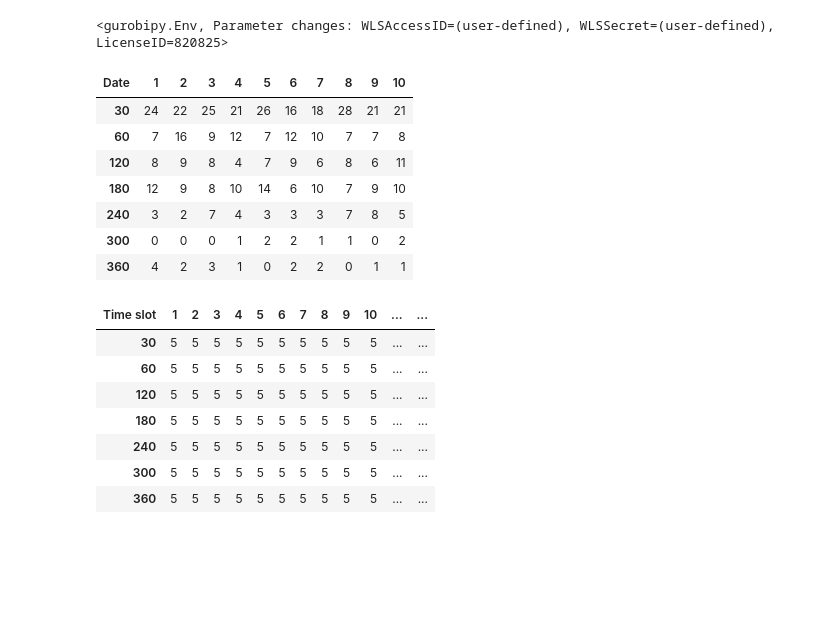
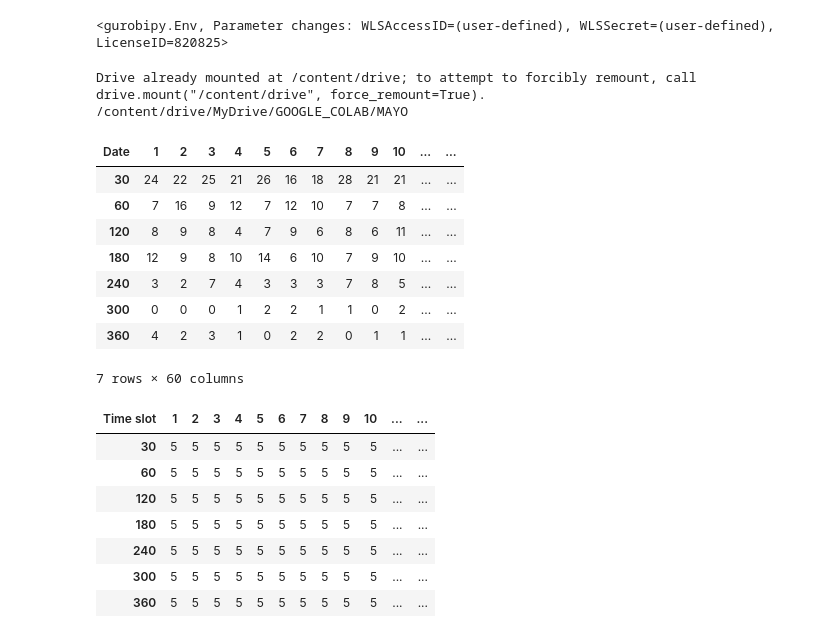
Before and after one commit to IshtiSikder/two_stage_template, a Jupyter notebook: Two_stage_Stochastic_model.ipynb, the cells around one changed output. Drawn from its saved outputs; the diff is of its cells as text; code cells hidden in the pictures; blank space fills up the shorter version.

```diff
--- a/Two_stage_Stochastic_model.ipynb
+++ b/Two_stage_Stochastic_model.ipynb
@@ -67,37 +60,56 @@ directory_others = '/content/data.xlsx'
+# %%
+from google.colab import drive
+drive.mount('/content/drive')
+
+%cd '/content/drive/MyDrive/GOOGLE_COLAB/MAYO'
+# %% [output]
+Drive already mounted at /content/drive; to attempt to forcibly remount, call drive.mount("/content/drive", force_remount=True).
+/content/drive/MyDrive/GOOGLE_COLAB/MAYO
 # %%
 #checked
 
 #PARAMETRES
 
 #P(i,n): Number of patients of type i ∈ I in scenario n ∈ N
-P = pd.read_excel(directory_patient, sheet_name = "3 month")
+P = pd.read_excel("data.xlsx", sheet_name = "influx")
 P = P.set_index('Date')
+P = P.astype(int)
+P.index = P.index.astype(int)
+P.columns = P.columns.astype(int)
 P = P.transpose()
+P = P.drop(P.columns[60:],axis=1)
 
 
 #S(t): Staff level at time t ∈ T
-S = pd.read_excel(directory_others, sheet_name = "StaffLevel")
+S = pd.read_excel("data.xlsx", sheet_name = "StaffLevel")
 S = S.set_index('Day')
+S = S.astype(int)
+S.index = S.index.astype(int)
+
 
 #U(i,t): Maximum number of appointments of type i that can be scheduled at time t ∈ T
-U = pd.read_excel(directory_others, sheet_name = "MaximumAppts")
+U = pd.read_excel("data.xlsx", sheet_name = "MaximumAppts")
 U = U.set_index('Time slot')
+U = U.astype(int)
+U.index = U.index.astype(int)
+U.columns = U.columns.astype(int)
 U = U.transpose()
 # %%
 #checked
 
 #P = P.drop([240,300,360])
-P = P.drop(P.columns[10:],axis=1)
+#P = P.drop(P.columns[10:],axis=1)
 P
 # %% [output]
-| Date | 1 | 2 | 3 | 4 | 5 | 6 | 7 | 8 | 9 | 10 |
-| 30 | 24 | 22 | 25 | 21 | 26 | 16 | 18 | 28 | 21 | 21 |
-| 60 | 7 | 16 | 9 | 12 | 7 | 12 | 10 | 7 | 7 | 8 |
-| 120 | 8 | 9 | 8 | 4 | 7 | 9 | 6 | 8 | 6 | 11 |
-| 180 | 12 | 9 | 8 | 10 | 14 | 6 | 10 | 7 | 9 | 10 |
-| 240 | 3 | 2 | 7 | 4 | 3 | 3 | 3 | 7 | 8 | 5 |
-| 300 | 0 | 0 | 0 | 1 | 2 | 2 | 1 | 1 | 0 | 2 |
-| 360 | 4 | 2 | 3 | 1 | 0 | 2 | 2 | 0 | 1 | 1 |
+| Date | 1 | 2 | 3 | 4 | 5 | 6 | 7 | 8 | 9 | 10 | ... | ... |
+| 30 | 24 | 22 | 25 | 21 | 26 | 16 | 18 | 28 | 21 | 21 | ... | ... |
+| 60 | 7 | 16 | 9 | 12 | 7 | 12 | 10 | 7 | 7 | 8 | ... | ... |
+| 120 | 8 | 9 | 8 | 4 | 7 | 9 | 6 | 8 | 6 | 11 | ... | ... |
+| 180 | 12 | 9 | 8 | 10 | 14 | 6 | 10 | 7 | 9 | 10 | ... | ... |
+| 240 | 3 | 2 | 7 | 4 | 3 | 3 | 3 | 7 | 8 | 5 | ... | ... |
+| 300 | 0 | 0 | 0 | 1 | 2 | 2 | 1 | 1 | 0 | 2 | ... | ... |
+| 360 | 4 | 2 | 3 | 1 | 0 | 2 | 2 | 0 | 1 | 1 | ... | ... |
+7 rows × 60 columns
 # %%
 #checked
 
```
Also changed, not shown: parts of 14 cells of this notebook.
